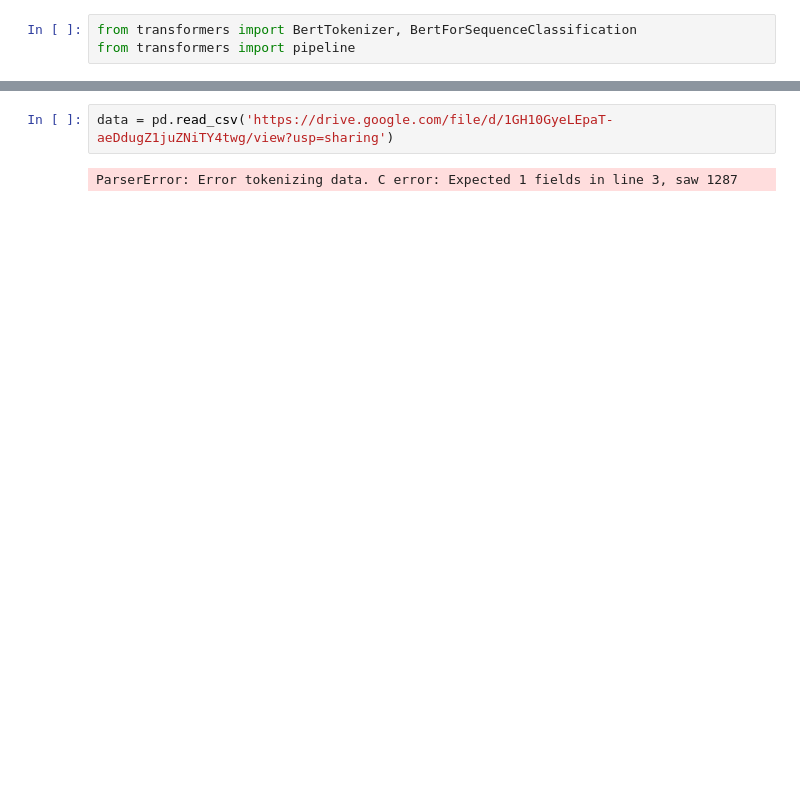
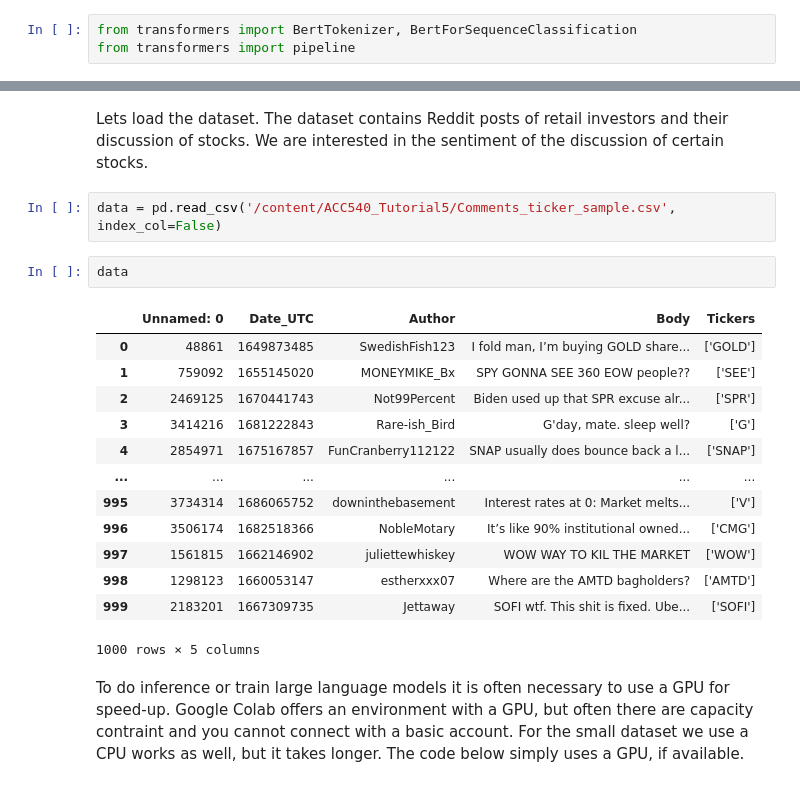
Before and after one commit to pschrader98/ACC540_Tutorial5, a Jupyter notebook: ACC540Tutorial5.ipynb, the cells around one changed output, grey strips where cells are left out. Saved outputs shown, nothing was run; the diff lists cells and outputs as text; blank space fills up the shorter version.

```diff
--- a/ACC540Tutorial5.ipynb
+++ b/ACC540Tutorial5.ipynb
@@ -20,7 +23,25 @@ Please note that authentication is recommended but still optional to access publ
-# %%
-data = pd.read_csv('https://drive.google.com/file/d/1GH10GyeLEpaT-aeDdugZ1juZNiTY4twg/view?usp=sharing')
-# %% [output]
-ParserError: Error tokenizing data. C error: Expected 1 fields in line 3, saw 1287
+# %% [markdown]
+Lets load the dataset. The dataset contains Reddit posts of retail investors and their discussion of stocks. We are interested in the sentiment of the discussion of certain stocks.
+# %%
+data = pd.read_csv('/content/ACC540_Tutorial5/Comments_ticker_sample.csv', index_col=False)
+# %%
+data
+# %% [output]
+|  | Unnamed: 0 | Date_UTC | Author | Body | Tickers |
+| 0 | 48861 | 1649873485 | SwedishFish123 | I fold man, I’m buying GOLD share... | ['GOLD'] |
+| 1 | 759092 | 1655145020 | MONEYMIKE_Bx | SPY GONNA SEE 360 EOW people?? | ['SEE'] |
+| 2 | 2469125 | 1670441743 | Not99Percent | Biden used up that SPR excuse alr... | ['SPR'] |
+| 3 | 3414216 | 1681222843 | Rare-ish_Bird | G'day, mate. sleep well? | ['G'] |
+| 4 | 2854971 | 1675167857 | FunCranberry112122 | SNAP usually does bounce back a l... | ['SNAP'] |
+| ... | ... | ... | ... | ... | ... |
+| 995 | 3734314 | 1686065752 | downinthebasement | Interest rates at 0: Market melts... | ['V'] |
+| 996 | 3506174 | 1682518366 | NobleMotary | It’s like 90% institutional owned... | ['CMG'] |
+| 997 | 1561815 | 1662146902 | juliettewhiskey | WOW WAY TO KIL THE MARKET | ['WOW'] |
+| 998 | 1298123 | 1660053147 | estherxxx07 | Where are the AMTD bagholders? | ['AMTD'] |
+| 999 | 2183201 | 1667309735 | Jettaway | SOFI wtf. This shit is fixed. Ube... | ['SOFI'] |
+1000 rows × 5 columns
+# %% [markdown]
+To do inference or train large language models it is often necessary to use a GPU for speed-up. Google Colab offers an environment with a GPU, but often there are capacity contraint and you cannot connect with a basic account. For the small dataset we use a CPU works as well, but it takes longer. The code below simply uses a GPU, if available.
 # %%
 device = torch.device("cuda" if torch.cuda.is_available() else "cpu")
 finbert.to(device)
```
Also changed, not shown: parts of 32 cells of this notebook.
